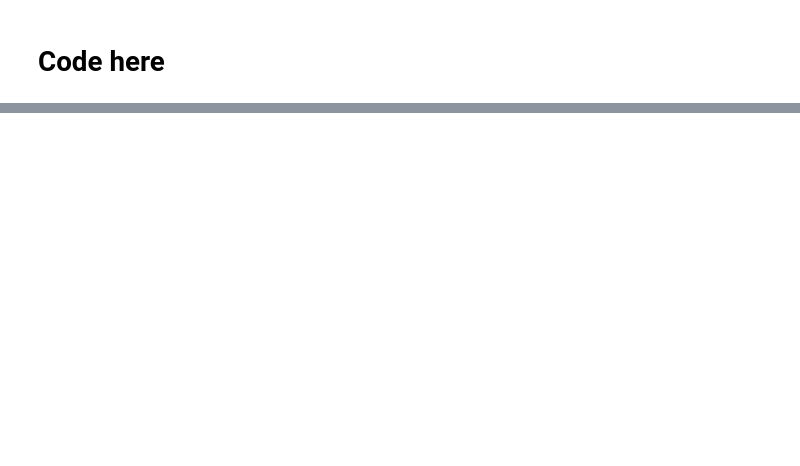
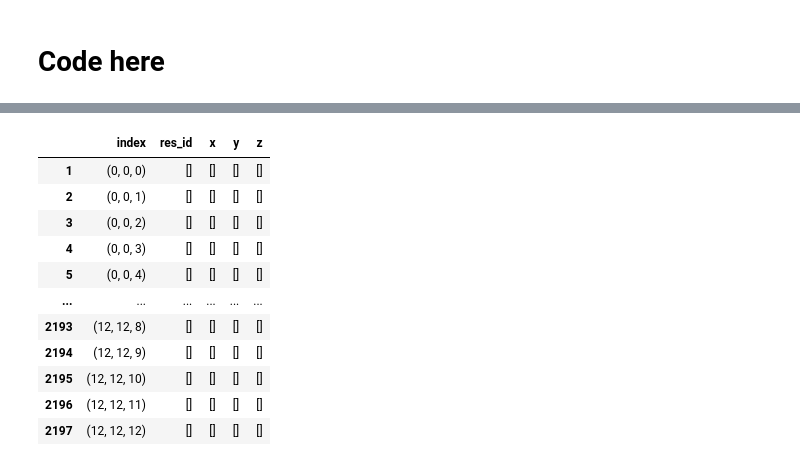
Before and after one commit to QMathsdude/kmc-charge-transport-organic-semiconductor, a Jupyter notebook: notebooks/02_graph_network_of_e-coupling_3D/mz_et_kz.ipynb, the cells around one changed output, grey strips where cells are left out. Cells and saved outputs as stored; diff of their text form; code cells hidden in the pictures; blank space fills up the shorter version.

```diff
--- a/notebooks/02_graph_network_of_e-coupling_3D/mz_et_kz.ipynb
+++ b/notebooks/02_graph_network_of_e-coupling_3D/mz_et_kz.ipynb
@@ -3,8 +3,9 @@
 # %%
 # imports
 import pandas as pd
+import numpy as np
 
-#setting column specifications
+# setting column specifications
 colspecs = [
     (0, 5),
     (5, 8),
@@ -18,10 +19,10 @@ colspecs = [
     (60, 68),
 ]
 
-#setting names of columns
+# setting names of columns
 names = ["res_id", "res_name", "atom_name", "atom_id", "x", "y", "z", "Vx", "Vy", "Vz"]
 
-#reading data
+# reading data
 data = pd.read_fwf(
     "../../data/npt-HK4.gro",
     colspecs=colspecs,
@@ -33,18 +34,19 @@ data = pd.read_fwf(
 # Problem: after atom id 99999, it reverts back to 0. The following solves this:
 for i in data.index:
     if i >= 99999:
-        data.at[i,'atom_id'] += 100000
+        data.at[i, "atom_id"] += 100000
 
-#reading Title, number of atoms and box_dimensions
+# reading Title, number of atoms and box_dimensions
 with open("../../data/npt-HK4.gro", "rb") as f:
-    title = f.readline().decode().strip() #First line of .gro file
-    num_atoms = f.readline().decode().strip() #Second line of .gro file
+    title = f.readline().decode().strip()  # First line of .gro file
+    num_atoms = f.readline().decode().strip()  # Second line of .gro file
 
-    #Last line of file
+    # Last line of file
     f.seek(-2, 2)
     while f.read(1) != b"\n":
         f.seek(-2, 1)
-    box_dimensions = f.readline().decode().strip()
+    box_dimensions = f.readline().decode().strip().split()
+    box_dimensions = list(map(float, box_dimensions))
 
 
 print(data.tail())
@@ -70,0 +128,76 @@ Box dimensions: 11.24798  11.24798  11.24798
+# %%
+""" csv file making
+#import csv
+with open('../../../../test.csv', 'w', newline = '') as csvfile:
+    fieldname = ['index', 'count']
+    writer = csv.DictWriter(csvfile, fieldnames=fieldname)
+    for n in range(5,13):
+        matrix = []
+        empty_box = []
+        subboxes_dimensions = [x / n  for x in box_dimensions]
+        for i in range(1,n+1):
+            for j in range(1,n+1):
+                for k in range(1,n+1):
+                    matrix.append([i,j,k])
+
+        for (p, q, r) in matrix:
+            molecule_in_subbox = centre.loc[
+            (centre["x"] < subboxes_dimensions[0] * p)
+            & (centre["y"] < subboxes_dimensions[1] * q)
+            & (centre["z"] < subboxes_dimensions[2] * r)
+            & (centre["x"] >= subboxes_dimensions[0] * (p-1))
+            & (centre["y"] >= subboxes_dimensions[1] * (q-1))
+            & (centre["z"] >= subboxes_dimensions[2] * (r-1))
+            ]
+            count = molecule_in_subbox["res_id"].count()
+            empty_box.append({'index':[p,q,r], 'count': count})
+
+        writer.writeheader()
+        writer.writerows(empty_box)
+"""
+
+# Subdivide the box into subboxes and find what molecule exist in which subbox
+matrix = []
+
+n = round(number_of_subboxes ** (1 / 3))
+
+for i in range(0, n + 2):
+    for j in range(0, n + 2):
+        for k in range(0, n + 2):
+            matrix.append([i, j, k])
+
+subbox = pd.DataFrame(columns=["index", "res_id", "x", "y", "z"])
+iterate = 1
+for p, q, r in matrix:
+    molecule_in_subbox = centre.loc[
+        (centre["x"] < subboxes_dimensions[0] * p)
+        & (centre["y"] < subboxes_dimensions[1] * q)
+        & (centre["z"] < subboxes_dimensions[2] * r)
+        & (centre["x"] >= subboxes_dimensions[0] * (p - 1))
+        & (centre["y"] >= subboxes_dimensions[1] * (q - 1))
+        & (centre["z"] >= subboxes_dimensions[2] * (r - 1))
+    ]
+
+    subbox.loc[iterate] = {
+        "index": (p, q, r),
+        "res_id": molecule_in_subbox["res_id"].values,
+        "x": molecule_in_subbox["x"].values,
+        "y": molecule_in_subbox["y"].values,
+        "z": molecule_in_subbox["z"].values,
+    }
+    iterate += 1
+
+subbox
+# %% [output]
+|  | index | res_id | x | y | z |
+| 1 | (0, 0, 0) | [] | [] | [] | [] |
+| 2 | (0, 0, 1) | [] | [] | [] | [] |
+| 3 | (0, 0, 2) | [] | [] | [] | [] |
+| 4 | (0, 0, 3) | [] | [] | [] | [] |
+| 5 | (0, 0, 4) | [] | [] | [] | [] |
+| ... | ... | ... | ... | ... | ... |
+| 2193 | (12, 12, 8) | [] | [] | [] | [] |
+| 2194 | (12, 12, 9) | [] | [] | [] | [] |
+| 2195 | (12, 12, 10) | [] | [] | [] | [] |
+| 2196 | (12, 12, 11) | [] | [] | [] | [] |
+| 2197 | (12, 12, 12) | [] | [] | [] | [] |
```
Also changed, not shown: parts of 8 cells of this notebook.
